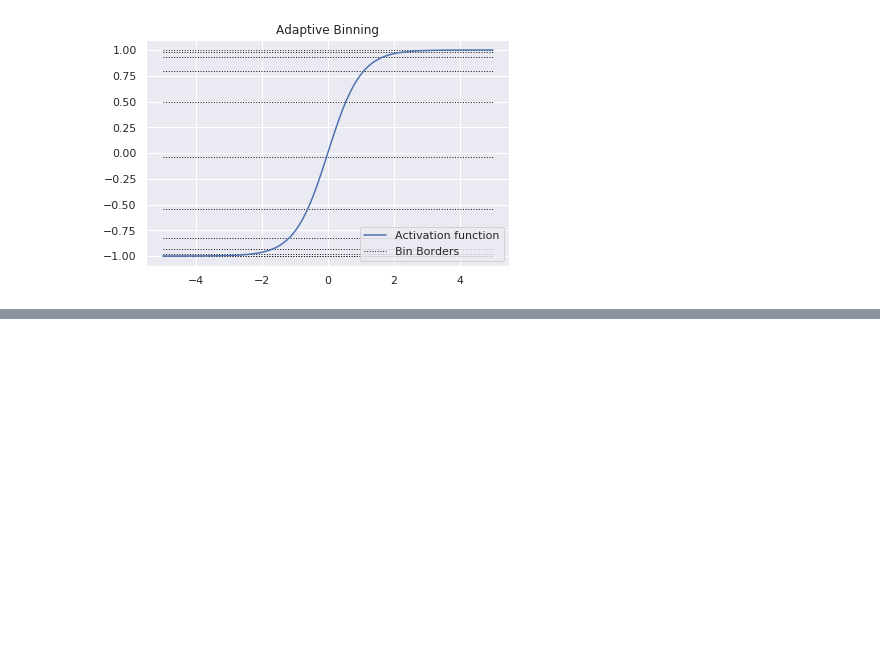
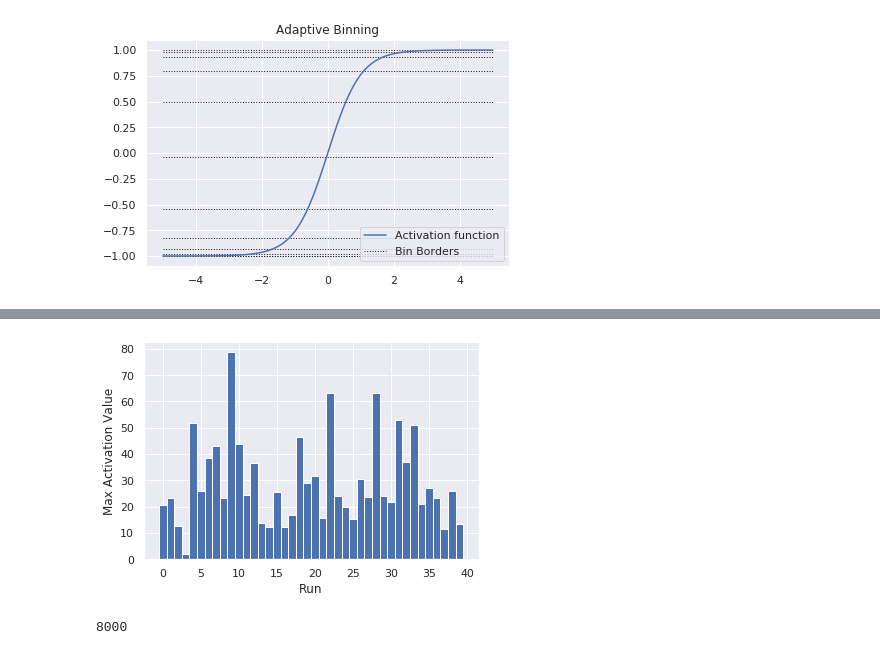
Before and after one commit to lrnq/ibbsc, a Jupyter notebook: notebooks/playground_testing2.ipynb, the cells around one changed output, grey strips where cells are left out. Drawn from its saved outputs; the diff is of its cells as text; code cells hidden in the pictures; blank space fills up the shorter version.

```diff
--- a/notebooks/playground_testing2.ipynb
+++ b/notebooks/playground_testing2.ipynb
@@ -90,0 +185,14 @@ fig.show()
+# %%
+fig, ax = plt.subplots(1)
+ax.set_ylabel("Max Activation Value")
+ax.set_xlabel("Run")
+
+ax.bar(range(len(max_cnts.values())), max_cnts.keys(), width=1)
+fig.show()
+fig.savefig("max_vals_256.png", dpi=700)
+# %% [output]
+[figure, added]
+# %%
+len(max_vals2)
+# %% [output]
+8000
```
Also changed, not shown: parts of 11 cells of this notebook, 6 other files.
